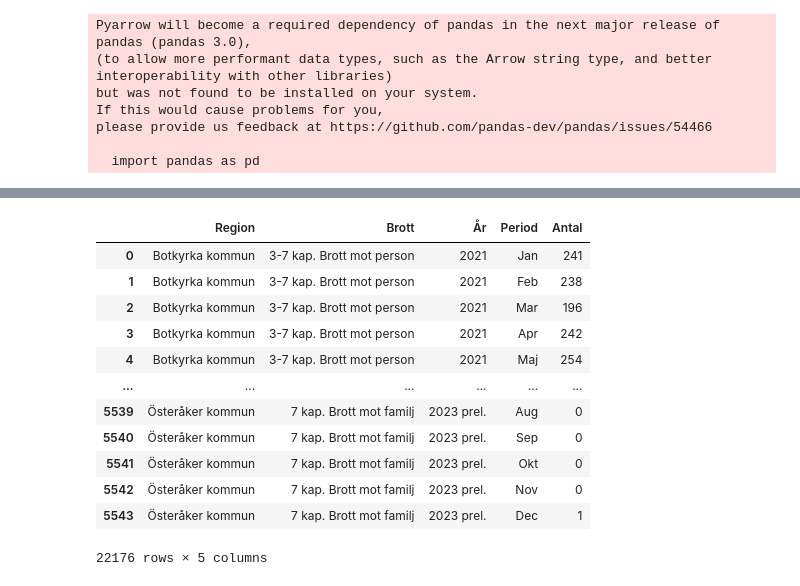
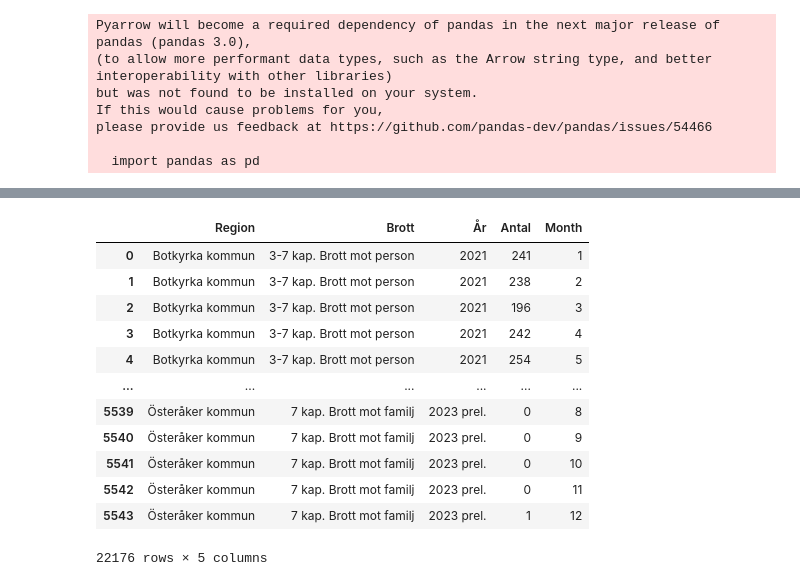
Before and after one commit to melane1978/PythonAiCourse, a Jupyter notebook: CrimeML/crimeText-1.ipynb, the cells around one changed output, grey strips where cells are left out. Saved outputs shown, nothing was run; the diff lists cells and outputs as text; code cells hidden in the pictures.

```diff
--- a/CrimeML/crimeText-1.ipynb
+++ b/CrimeML/crimeText-1.ipynb
@@ -44,17 +77,0 @@ data
-# %%
-data.head()
-data.drop(columns=['/100 000 inv'])
-# %% [output]
-|  | Region | Brott | År | Period | Antal |
-| 0 | Botkyrka kommun | 3-7 kap. Brott mot person | 2021 | Jan | 241 |
-| 1 | Botkyrka kommun | 3-7 kap. Brott mot person | 2021 | Feb | 238 |
-| 2 | Botkyrka kommun | 3-7 kap. Brott mot person | 2021 | Mar | 196 |
-| 3 | Botkyrka kommun | 3-7 kap. Brott mot person | 2021 | Apr | 242 |
-| 4 | Botkyrka kommun | 3-7 kap. Brott mot person | 2021 | Maj | 254 |
-| ... | ... | ... | ... | ... | ... |
-| 5539 | Österåker kommun | 7 kap. Brott mot familj | 2023 prel. | Aug | 0 |
-| 5540 | Österåker kommun | 7 kap. Brott mot familj | 2023 prel. | Sep | 0 |
-| 5541 | Österåker kommun | 7 kap. Brott mot familj | 2023 prel. | Okt | 0 |
-| 5542 | Österåker kommun | 7 kap. Brott mot familj | 2023 prel. | Nov | 0 |
-| 5543 | Österåker kommun | 7 kap. Brott mot familj | 2023 prel. | Dec | 1 |
-22176 rows × 5 columns
@@ -67,0 +78,37 @@ from sklearn.metrics import mean_squared_error
+# %%
+# Define a mapping of Swedish month names to English month names
+swedish_to_english_month = {
+    'Jan': 'Jan',
+    'Feb': 'Feb',
+    'Mar': 'Mar',
+    'Apr': 'Apr',
+    'Maj': 'May',
+    'Jun': 'Jun',
+    'Jul': 'Jul',
+    'Aug': 'Aug',
+    'Sep': 'Sep',
+    'Okt': 'Oct',
+    'Nov': 'Nov',
+    'Dec': 'Dec',
+
+}
+
+# Redo Month namne to month numbers
+data['Month'] = data['Period'].apply(lambda x: swedish_to_english_month[x])
+data['Month'] = pd.to_datetime(data['Month'], format='%b').dt.month
+data.drop(columns=['Period'], axis=1, inplace=True)
+data
+# %% [output]
+|  | Region | Brott | År | Antal | Month |
+| 0 | Botkyrka kommun | 3-7 kap. Brott mot person | 2021 | 241 | 1 |
+| 1 | Botkyrka kommun | 3-7 kap. Brott mot person | 2021 | 238 | 2 |
+| 2 | Botkyrka kommun | 3-7 kap. Brott mot person | 2021 | 196 | 3 |
+| 3 | Botkyrka kommun | 3-7 kap. Brott mot person | 2021 | 242 | 4 |
+| 4 | Botkyrka kommun | 3-7 kap. Brott mot person | 2021 | 254 | 5 |
+| ... | ... | ... | ... | ... | ... |
+| 5539 | Österåker kommun | 7 kap. Brott mot familj | 2023 prel. | 0 | 8 |
+| 5540 | Österåker kommun | 7 kap. Brott mot familj | 2023 prel. | 0 | 9 |
+| 5541 | Österåker kommun | 7 kap. Brott mot familj | 2023 prel. | 0 | 10 |
+| 5542 | Österåker kommun | 7 kap. Brott mot familj | 2023 prel. | 0 | 11 |
+| 5543 | Österåker kommun | 7 kap. Brott mot familj | 2023 prel. | 1 | 12 |
+22176 rows × 5 columns
```
Also changed, not shown: parts of 8 cells of this notebook.
